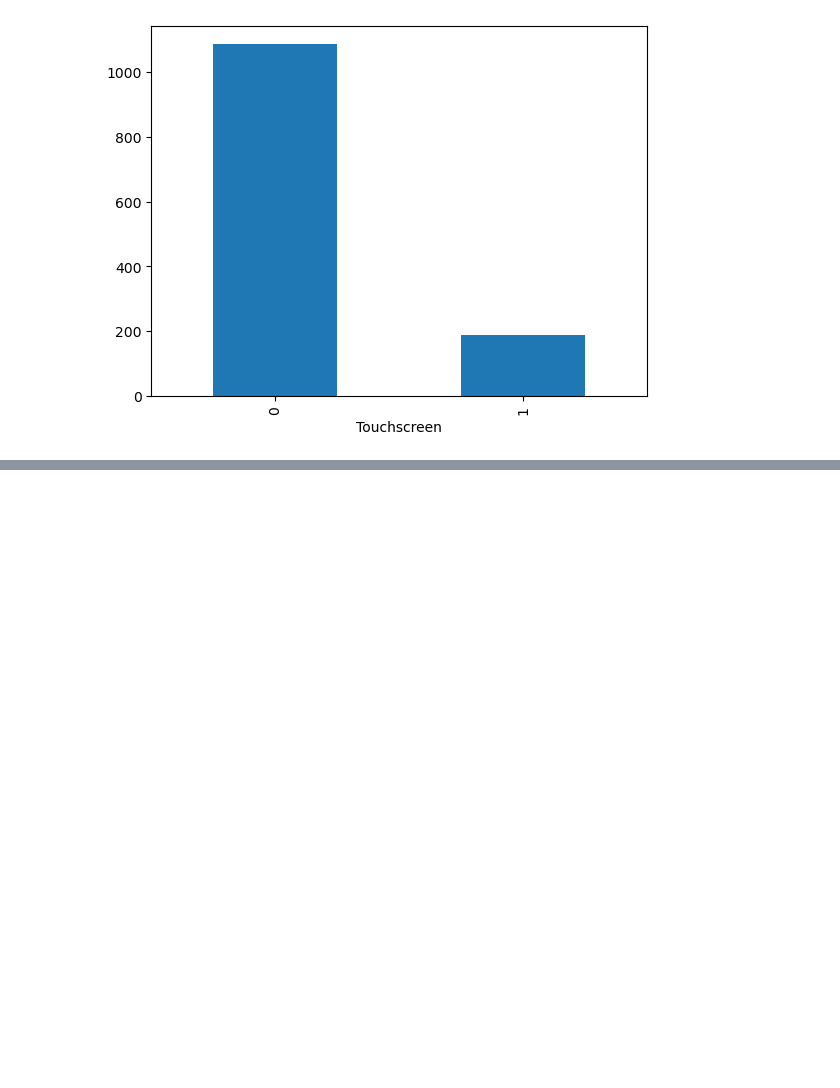
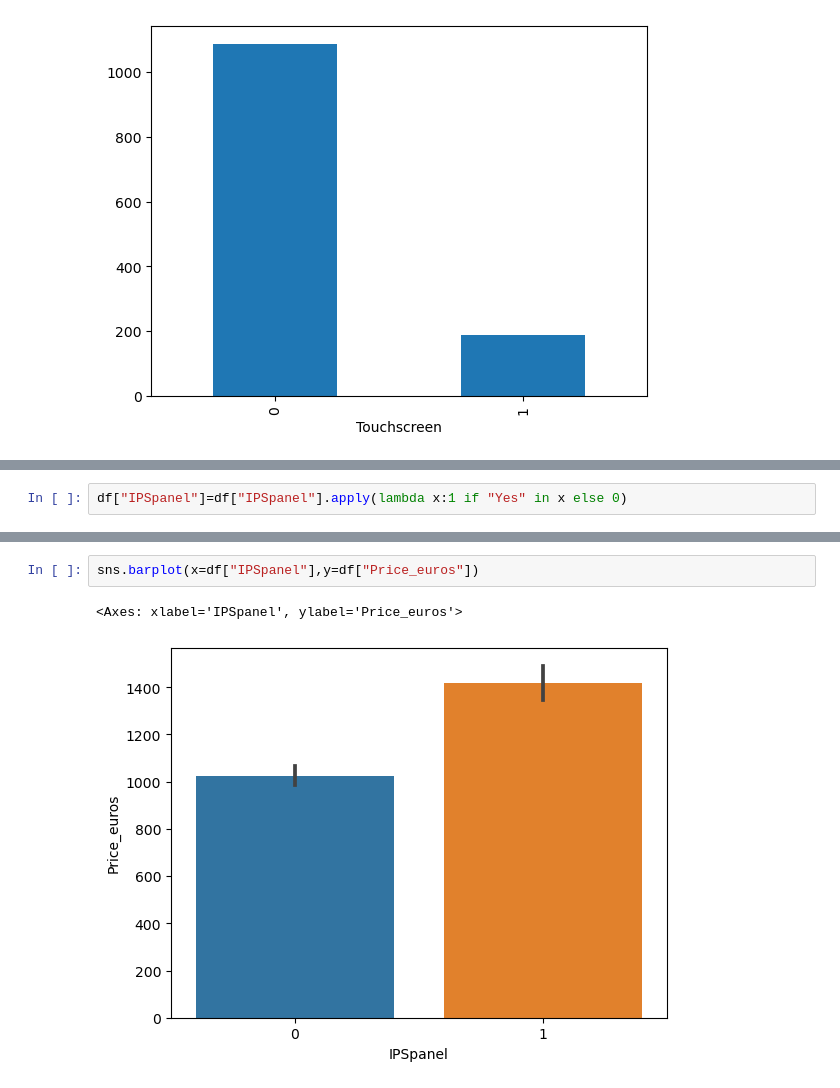
Before and after one commit to niteshkavade/Laptop-Price-Prediction, a Jupyter notebook: Laptop_Price_Prediction.ipynb, the cells around one changed output, grey strips where cells are left out. Saved outputs shown, nothing was run; the diff lists cells and outputs as text; blank space fills up the shorter version.

```diff
--- a/Laptop_Price_Prediction.ipynb
+++ b/Laptop_Price_Prediction.ipynb
@@ -149,0 +151,2 @@ KeyError: 'Price'
+# %%
+df["IPSpanel"]=df["IPSpanel"].apply(lambda x:1 if "Yes" in x else 0)
@@ -149,0 +168,5 @@ KeyError: 'Price'
+# %%
+sns.barplot(x=df["IPSpanel"],y=df["Price_euros"])
+# %% [output]
+<Axes: xlabel='IPSpanel', ylabel='Price_euros'>
+[figure, added]
```
Also changed, not shown: parts of 4 cells of this notebook.
